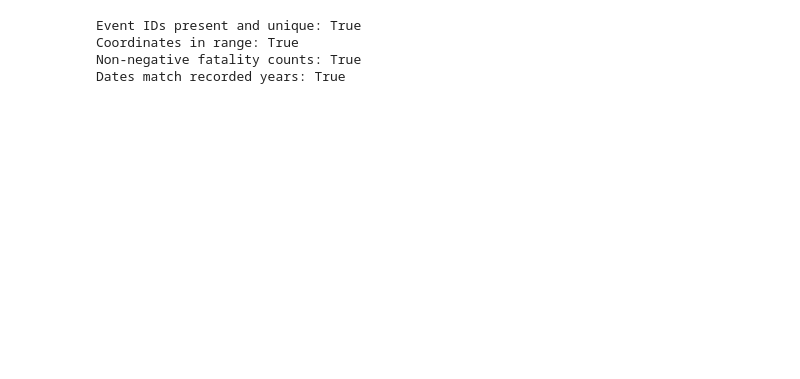
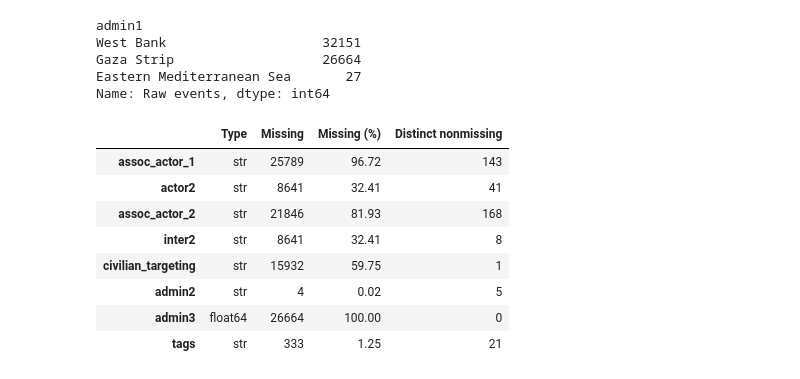
Before and after one commit to apaolol/DMA-PIT, a Jupyter notebook: DMA_PHASE2.ipynb, the cells around one changed output. Drawn from its saved outputs; the diff is of its cells as text; code cells hidden in the pictures; blank space fills up the shorter version.

```diff
--- a/DMA_PHASE2.ipynb
+++ b/DMA_PHASE2.ipynb
@@ -22,11 +20,10 @@ import numpy as np
 import pandas as pd
 from IPython.display import display
 # %%
-# Load the original CSV.
-filename = "acled_palestine_events_2022_2025.csv"
-root = Path.cwd()  # Run from the project folder.
-raw_path = root / "data/raw" / filename
-manifest = json.loads((root / "data/metadata/acled_events_download_manifest.json").read_text(encoding="utf-8"))
+root = Path.cwd()
+raw_path = root / "data/raw/acled_palestine_events_2022_2025.csv"
+manifest_path = root / "data/metadata/acled_events_download_manifest.json"
+manifest = json.loads(manifest_path.read_text(encoding="utf-8"))
 raw_hash = hashlib.sha256(raw_path.read_bytes()).hexdigest()
 raw = pd.read_csv(raw_path, low_memory=False)
 # %%
@@ -41,8 +50,2 @@ Columns match manifest: True
 # %%
-# Check missing values and data types.
-def profile(df):
-    return pd.DataFrame({
-        "Type": df.dtypes.astype(str), "Missing": df.isna().sum(),
-        "Missing (%)": df.isna().mean().mul(100).round(2),
-        "Distinct nonmissing": df.nunique(),
-    })
+raw.info()
@@ -49,3 +70,8 @@ def profile(df):
 # %%
-raw_profile = profile(raw)
-display(raw_profile)
+def profile(frame):
+    return pd.DataFrame({
+        "Type": frame.dtypes.astype(str),
+        "Missing": frame.isnull().sum(),
+        "Missing (%)": (frame.isnull().mean() * 100).round(2),
+        "Distinct nonmissing": frame.nunique(),
+    })
@@ -113,11 +141,21 @@ Valid precision codes: True
 # %%
-# Validate the cleaned event fields.
-print("Event IDs present and unique:", master.event_id_cnty.notna().all() and master.event_id_cnty.is_unique)
-print("Coordinates in range:", master.latitude.between(-90, 90).all() and master.longitude.between(-180, 180).all())
-print("Non-negative fatality counts:", master.fatalities.ge(0).all())
-print("Dates match recorded years:", master.event_date.dt.year.eq(master.year).all())
+scope = raw.country.eq("Palestine") & raw.admin1.eq("Gaza Strip")
+gaza_before = raw.loc[scope].copy()
+display(raw.admin1.value_counts(dropna=False).rename("Raw events"))
+gaza_profile = profile(gaza_before)
+display(gaza_profile.loc[gaza_profile["Missing"].gt(0)])
 # %% [output]
-Event IDs present and unique: True
-Coordinates in range: True
-Non-negative fatality counts: True
-Dates match recorded years: True
+admin1
+West Bank                    32151
+Gaza Strip                   26664
+Eastern Mediterranean Sea       27
+Name: Raw events, dtype: int64
+|  | Type | Missing | Missing (%) | Distinct nonmissing |
+| assoc_actor_1 | str | 25789 | 96.72 | 143 |
+| actor2 | str | 8641 | 32.41 | 41 |
+| assoc_actor_2 | str | 21846 | 81.93 | 168 |
+| inter2 | str | 8641 | 32.41 | 8 |
+| civilian_targeting | str | 15932 | 59.75 | 1 |
+| admin2 | str | 4 | 0.02 | 5 |
+| admin3 | float64 | 26664 | 100.00 | 0 |
+| tags | str | 333 | 1.25 | 21 |
```
Also changed, not shown: parts of 82 cells of this notebook, 3 other files.
